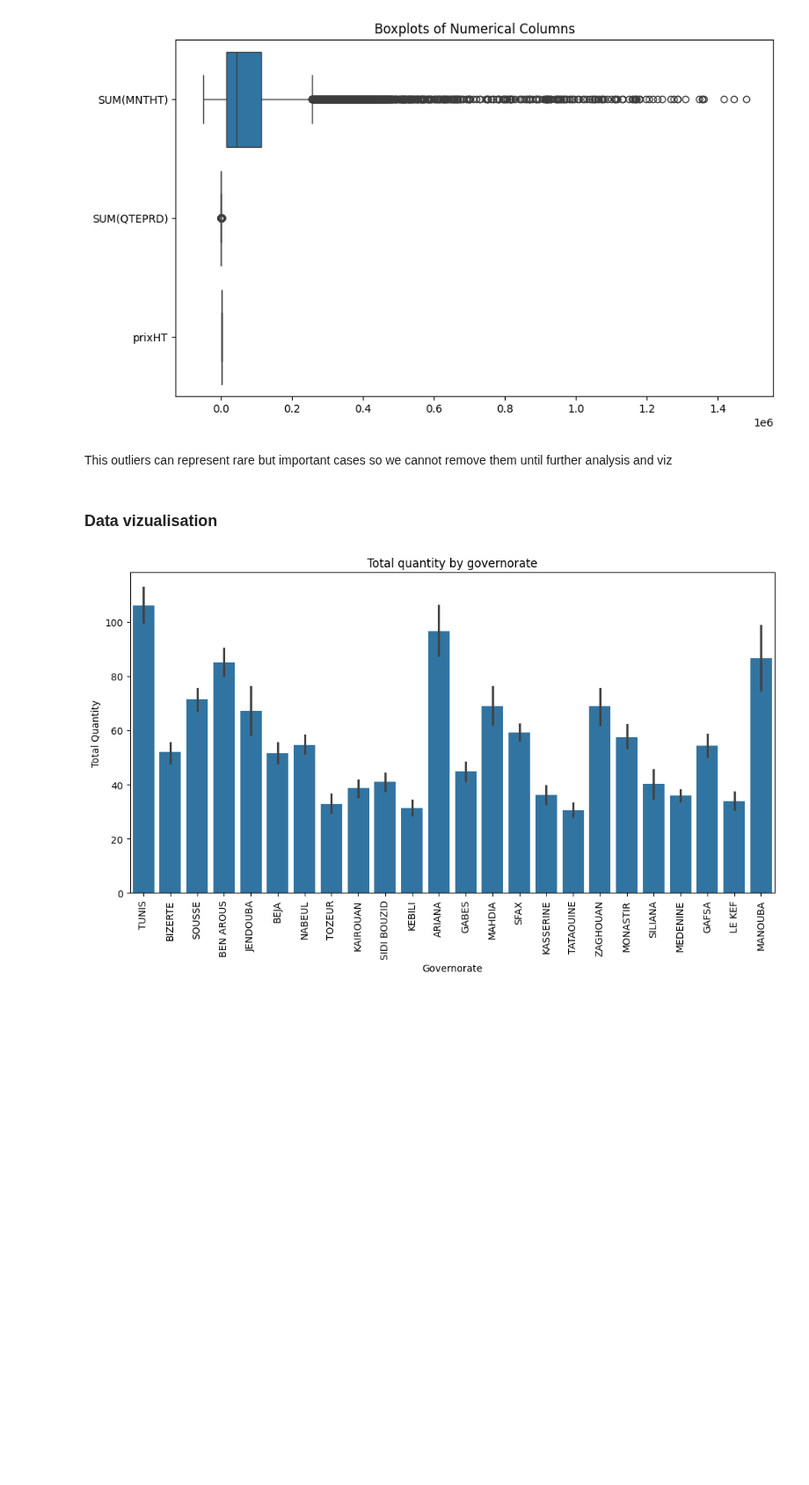
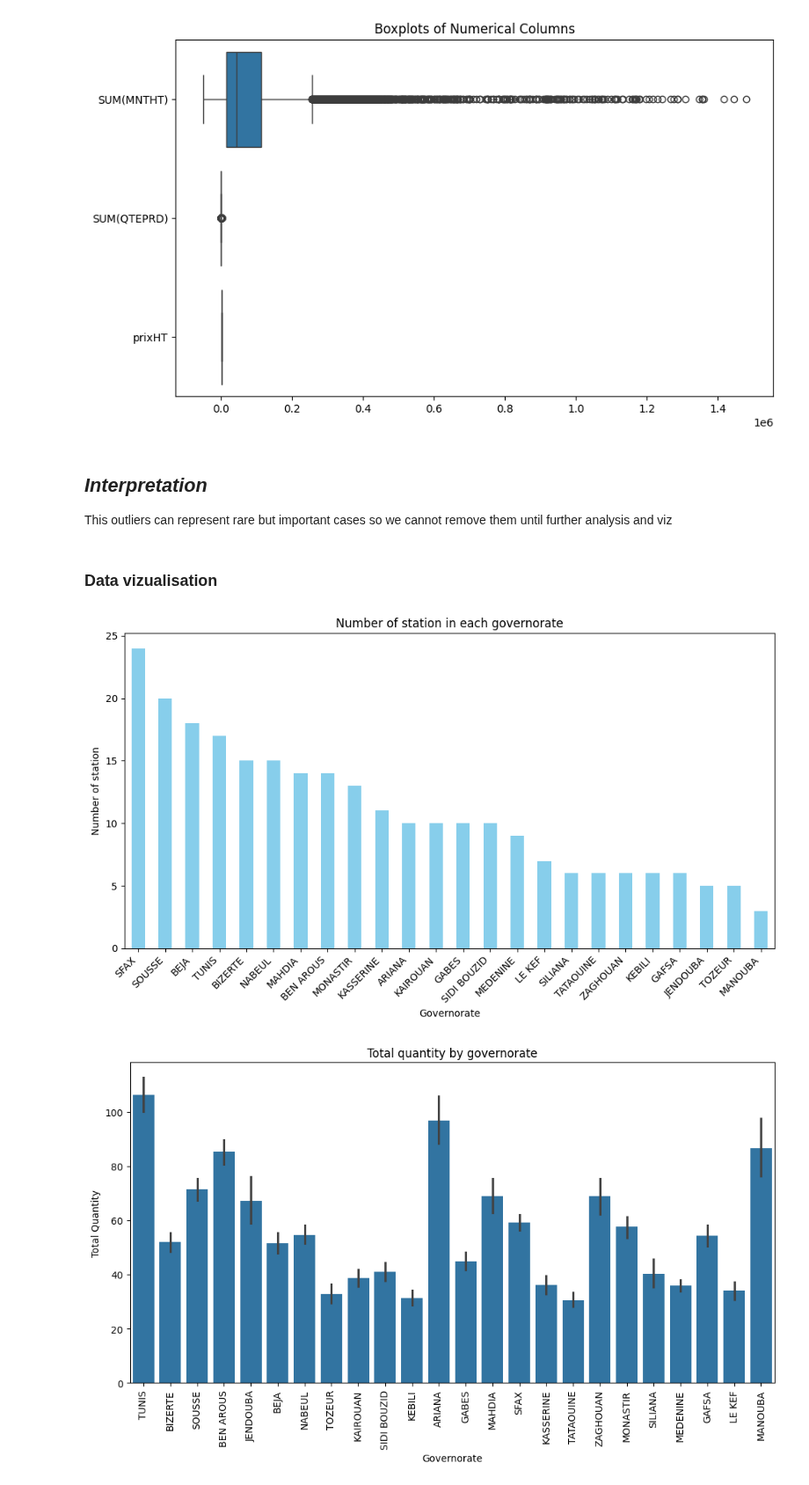
Before and after one commit to MedAzizBouzid/AGIL-ENERGY-Forecast-system, a Jupyter notebook: notebooks/BO1/forecast_customer_demand.ipynb, the cells around one changed output. Shown at 88% size. Saved outputs shown, nothing was run; the diff lists cells and outputs as text; code cells hidden in the pictures; blank space fills up the shorter version.

Commit message:
data Viz and analysis

```diff
--- a/notebooks/BO1/forecast_customer_demand.ipynb
+++ b/notebooks/BO1/forecast_customer_demand.ipynb
@@ -6,3 +6,6 @@ import warnings
 warnings.filterwarnings('ignore')
 # %%
 dataset=pd.read_csv('../../data/BO1_forcast_customer_demand/forecast_customer_demand.csv')
+# %%
+station_service=pd.read_excel('../../data/data reference/codification clients_NUMCPT.xlsx',header=1)
+station_service
@@ -65,9 +103,24 @@ plt.show()
 # %% [output]
 [figure]
 # %% [markdown]
+## <i>Interpretation</i>
+
 This outliers can represent rare but important cases so we cannot remove them until further analysis and viz
 # %% [markdown]
 ### Data vizualisation
+# %%
+nbr_station=station_service['GOUVERNORAT'].value_counts()
+# Tracer le graphique
+plt.figure(figsize=(10, 6))
+nbr_station.plot(kind='bar', color='skyblue')
+plt.title('Number of station in each governorate')
+plt.xlabel('Governorate')
+plt.ylabel('Number of station')
+plt.xticks(rotation=45, ha='right')
+plt.tight_layout()
+plt.show()
+# %% [output]
+[figure, added]
 # %%
 # Visualisation par gouvernorat
 plt.figure(figsize=(12, 6))
```
Also changed, not shown: parts of 13 cells of this notebook, 1 other file.
